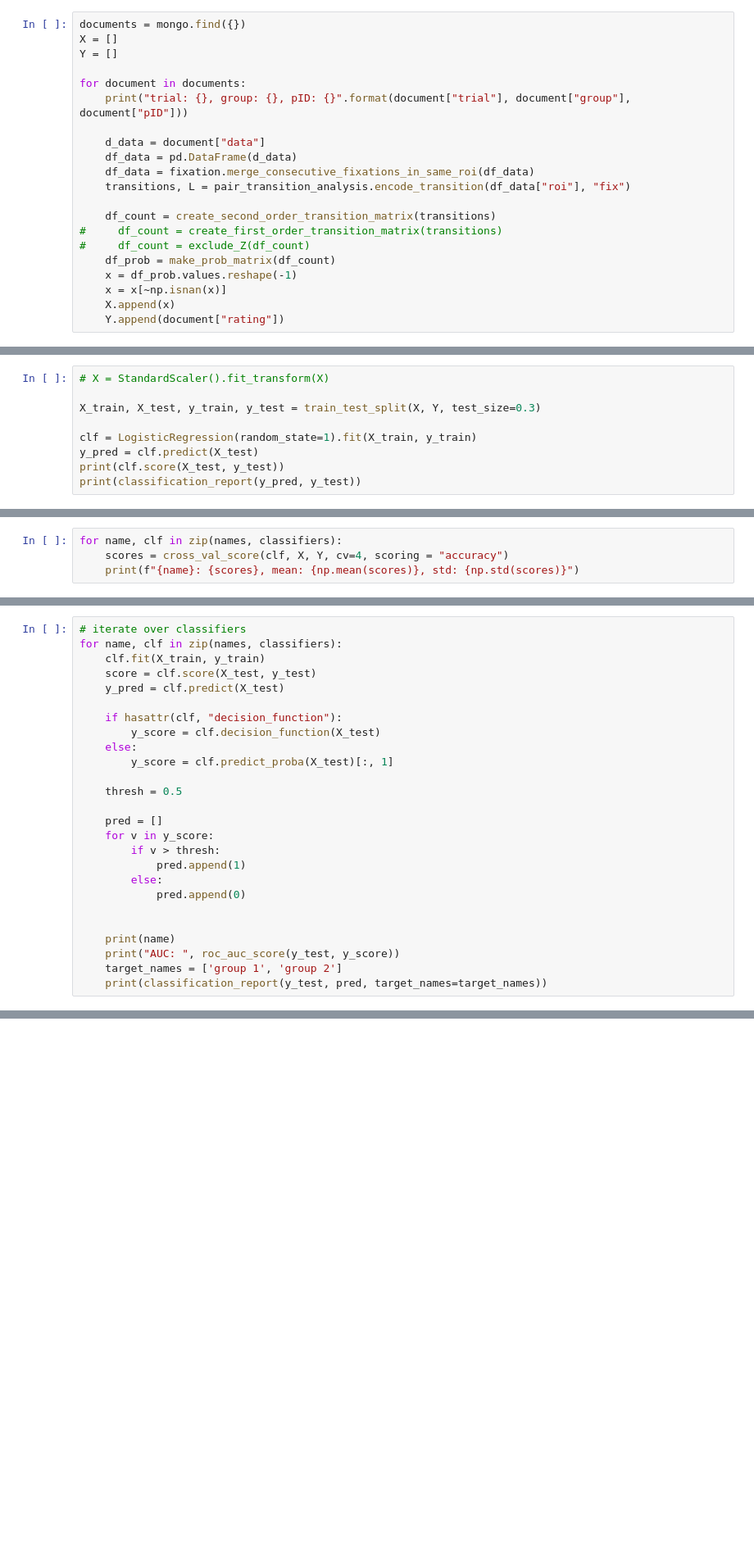
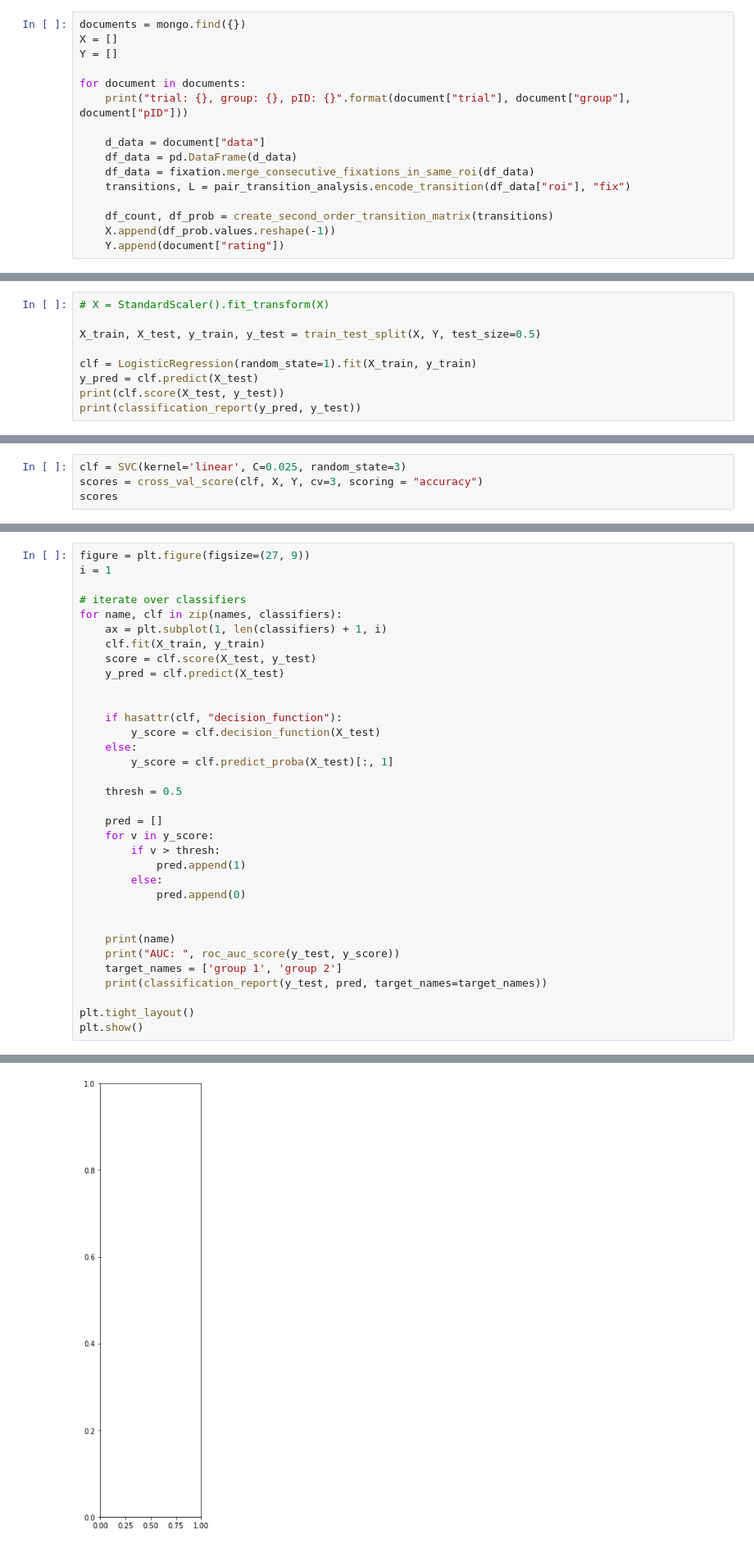
Before and after one commit to habom2310/eye-tracking-in-aviation, a Jupyter notebook: Transition matrix (1, 2 order).ipynb, the cells around one changed output, grey strips where cells are left out. Shown: that part at 82% size. Cells and saved outputs as stored; diff of their text form; blank space fills up the shorter version.

```diff
--- a/Transition matrix (1, 2 order).ipynb
+++ b/Transition matrix (1, 2 order).ipynb
@@ -230,13 +272,8 @@ for document in documents:
     df_data = fixation.merge_consecutive_fixations_in_same_roi(df_data)
     transitions, L = pair_transition_analysis.encode_transition(df_data["roi"], "fix")
 
-    df_count = create_second_order_transition_matrix(transitions)
-#     df_count = create_first_order_transition_matrix(transitions)
-#     df_count = exclude_Z(df_count)
-    df_prob = make_prob_matrix(df_count)
-    x = df_prob.values.reshape(-1)
-    x = x[~np.isnan(x)]
-    X.append(x)
+    df_count, df_prob = create_second_order_transition_matrix(transitions)
+    X.append(df_prob.values.reshape(-1))
     Y.append(document["rating"])
 # %% [output]
 trial: 1, group: 2, pID: 001
@@ -304,7 +321,7 @@ from sklearn.model_selection import cross_val_score
 # %%
 # X = StandardScaler().fit_transform(X)
 
-X_train, X_test, y_train, y_test = train_test_split(X, Y, test_size=0.3)
+X_train, X_test, y_train, y_test = train_test_split(X, Y, test_size=0.5)
 
 clf = LogisticRegression(random_state=1).fit(X_train, y_train)
 y_pred = clf.predict(X_test)
@@ -328,0 +340,4 @@ array([0.5, 0.8, 0.5, 0.5, 0.9])
+# %%
+clf = SVC(kernel='linear', C=0.025, random_state=3)
+scores = cross_val_score(clf, X, Y, cv=3, scoring = "accuracy")
+scores
@@ -345,7 +362,3 @@ classifiers = [
     AdaBoostClassifier(),
     GaussianNB(),
     QuadraticDiscriminantAnalysis()]
-# %%
-for name, clf in zip(names, classifiers):
-    scores = cross_val_score(clf, X, Y, cv=4, scoring = "accuracy")
-    print(f"{name}: {scores}, mean: {np.mean(scores)}, std: {np.std(scores)}")
@@ -364,9 +365,14 @@ QDA: [0.23076923 0.38461538 0.41666667 0.58333333], mean: 0.40384615384615385, s
 # %%
+figure = plt.figure(figsize=(27, 9))
+i = 1
+
 # iterate over classifiers
 for name, clf in zip(names, classifiers):
+    ax = plt.subplot(1, len(classifiers) + 1, i)
     clf.fit(X_train, y_train)
     score = clf.score(X_test, y_test)
     y_pred = clf.predict(X_test)
+
 
     if hasattr(clf, "decision_function"):
         y_score = clf.decision_function(X_test)
@@ -387,5 +393,8 @@ for name, clf in zip(names, classifiers):
     print("AUC: ", roc_auc_score(y_test, y_score))
     target_names = ['group 1', 'group 2']
     print(classification_report(y_test, pred, target_names=target_names))
+
+plt.tight_layout()
+plt.show()
 # %% [output]
 Logistic Regression
@@ -424,0 +434 @@ weighted avg       0.45      0.47      0.45        15
+[figure, added]
```
Also changed, not shown: parts of 44 cells of this notebook, 1 other file.
